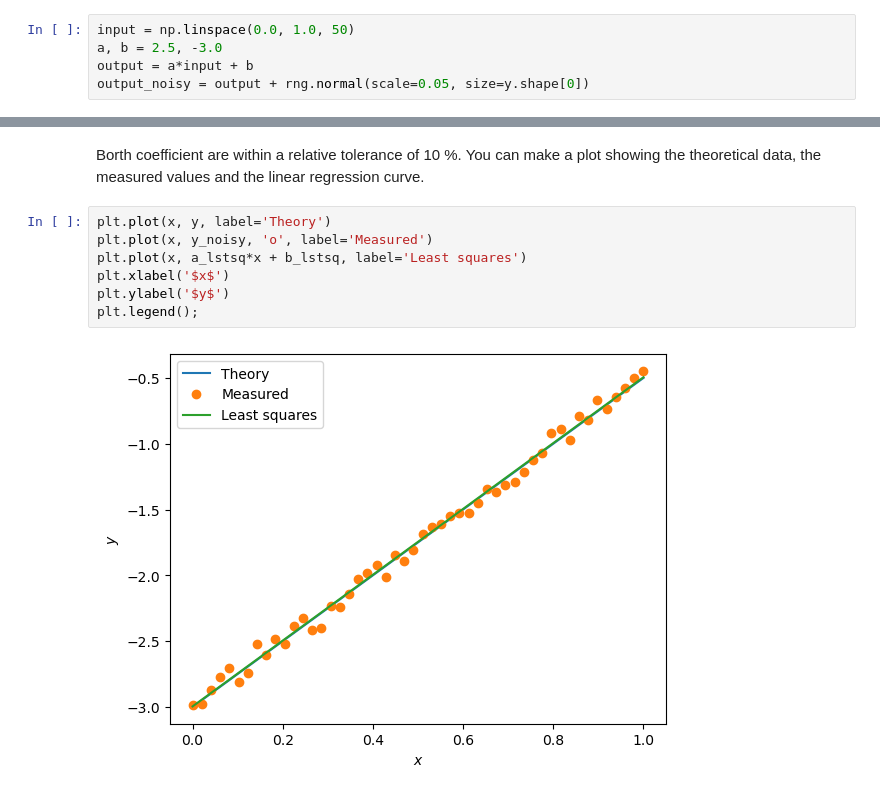
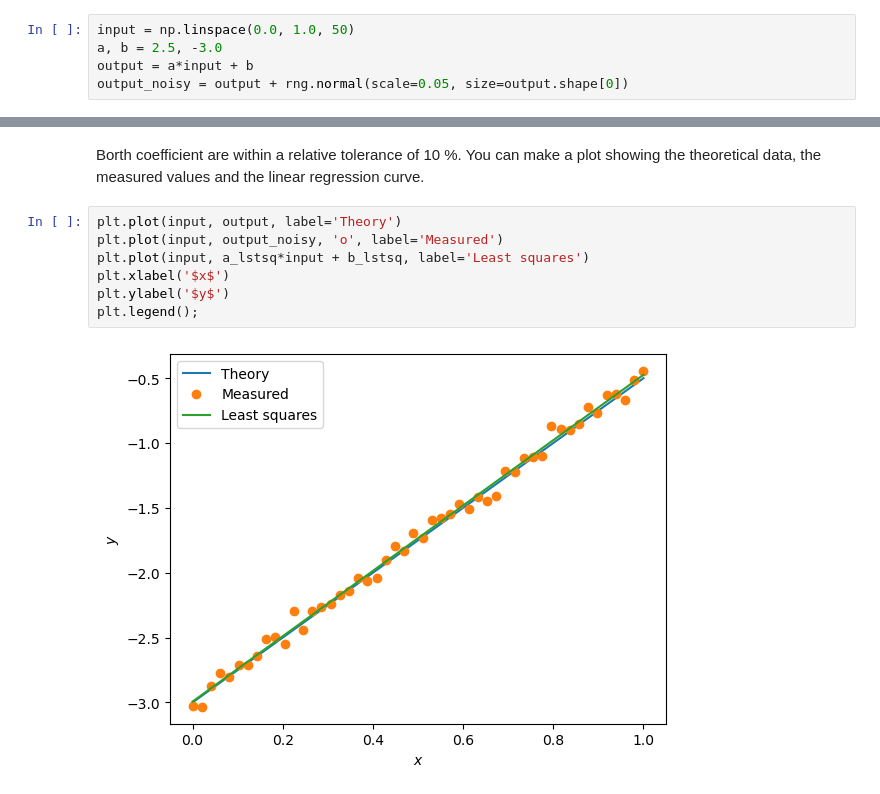
Before and after one commit to gjbex/Scientific-Python, a Jupyter notebook: source-code/numpy/numpy_linear_algebra.ipynb, the cells around one changed output, grey strips where cells are left out. Drawn from its saved outputs; the diff is of its cells as text.

```diff
--- a/source-code/numpy/numpy_linear_algebra.ipynb
+++ b/source-code/numpy/numpy_linear_algebra.ipynb
@@ -142,7 +142,7 @@ You can do a least-squates fit using `np.lingalg.lstsq`.  Using some trickery, i
 input = np.linspace(0.0, 1.0, 50)
 a, b = 2.5, -3.0
 output = a*input + b
-output_noisy = output + rng.normal(scale=0.05, size=y.shape[0])
+output_noisy = output + rng.normal(scale=0.05, size=output.shape[0])
 # %% [markdown]
 The function will compute the best matrix $A$ such that $A x = b$ minimizes least squares. $A$ and $b$ are given, $x$ is determined by the function.  The linear regression can be done by interpreting $x$ as $(a_{\mathrm{lstsq}}, b_{\mathrm{lstsq}})$, the slope and intercept for the linear regression.
 
@@ -161,11 +161,11 @@ np.isclose(a_lstsq, a, rtol=0.1), np.isclose(b_lstsq, b, rtol=0.1)
 # %% [markdown]
 Borth coefficient are within a relative tolerance of 10 %.  You can make a plot showing the theoretical data, the measured values and the linear regression curve.
 # %%
-plt.plot(x, y, label='Theory')
-plt.plot(x, y_noisy, 'o', label='Measured')
-plt.plot(x, a_lstsq*x + b_lstsq, label='Least squares')
+plt.plot(input, output, label='Theory')
+plt.plot(input, output_noisy, 'o', label='Measured')
+plt.plot(input, a_lstsq*input + b_lstsq, label='Least squares')
 plt.xlabel('$x$')
 plt.ylabel('$y$')
 plt.legend();
 # %% [output]
-[figure, old version]
+[figure, new version]
```
Also changed, not shown: parts of 3 cells of this notebook.
